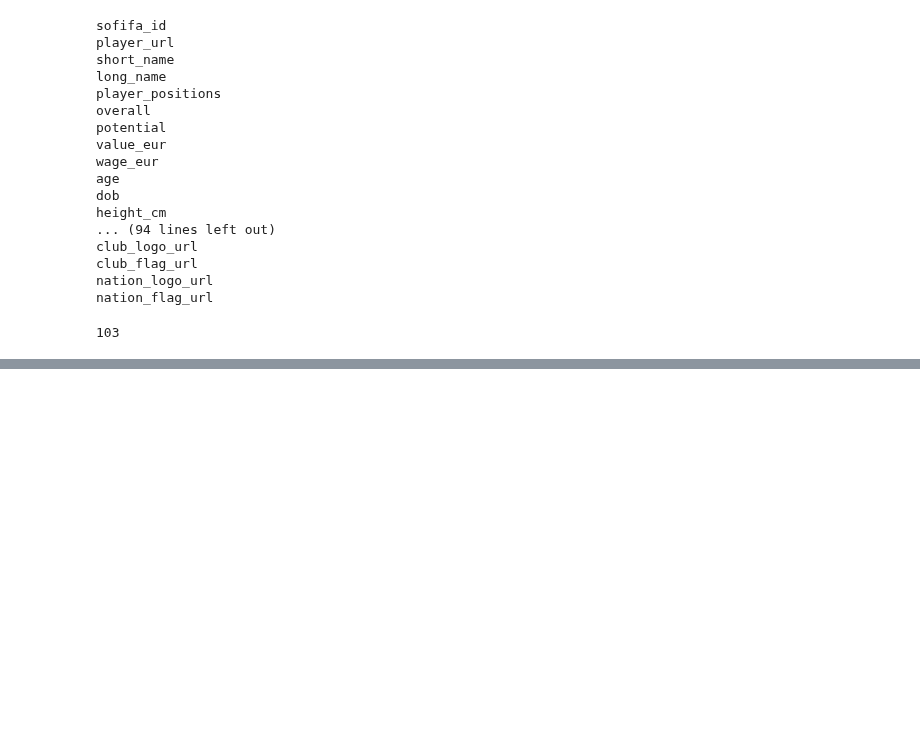
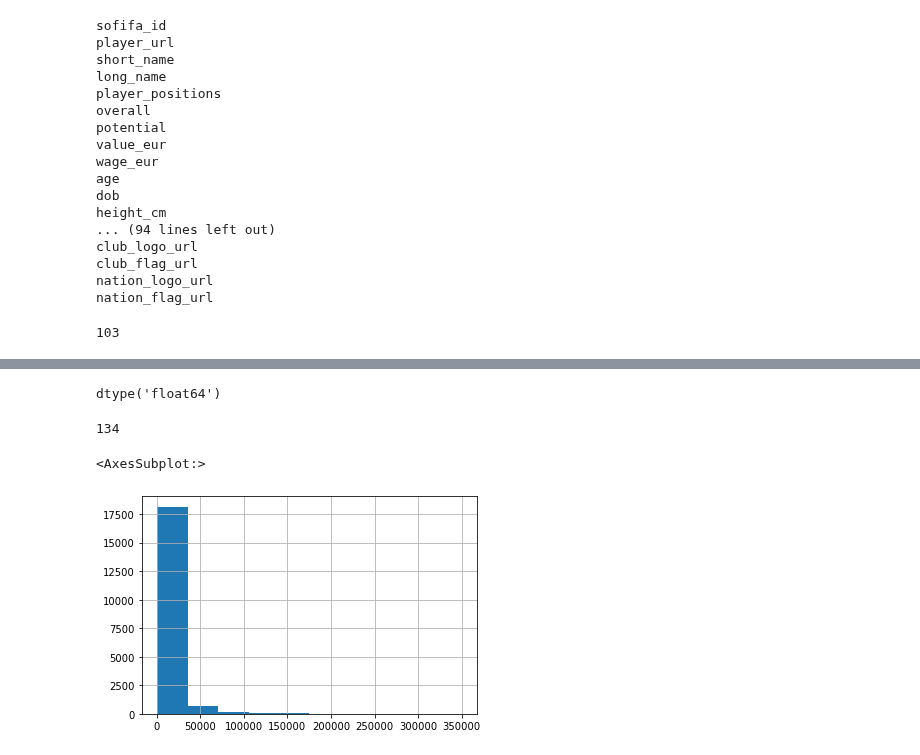
Before and after one commit to ironhack-bcn-data-pt/PR06-Machine-Learning-Group-Project, a Jupyter notebook: Project_06.ipynb, the cells around one changed output, grey strips where cells are left out. Cells and saved outputs as stored; diff of their text form; code cells hidden in the pictures; blank space fills up the shorter version.

```diff
--- a/Project_06.ipynb
+++ b/Project_06.ipynb
@@ -594,0 +599,13 @@ male_df.value_eur.nsmallest(10).hist()
+# %%
+male_df.wage_eur.dtype
+# %% [output]
+dtype('float64')
+# %%
+len(male_df.wage_eur.unique())
+# %% [output]
+134
+# %%
+male_df.wage_eur.hist()
+# %% [output]
+<AxesSubplot:>
+[figure, added]
```
Also changed, not shown: parts of 69 cells of this notebook.
